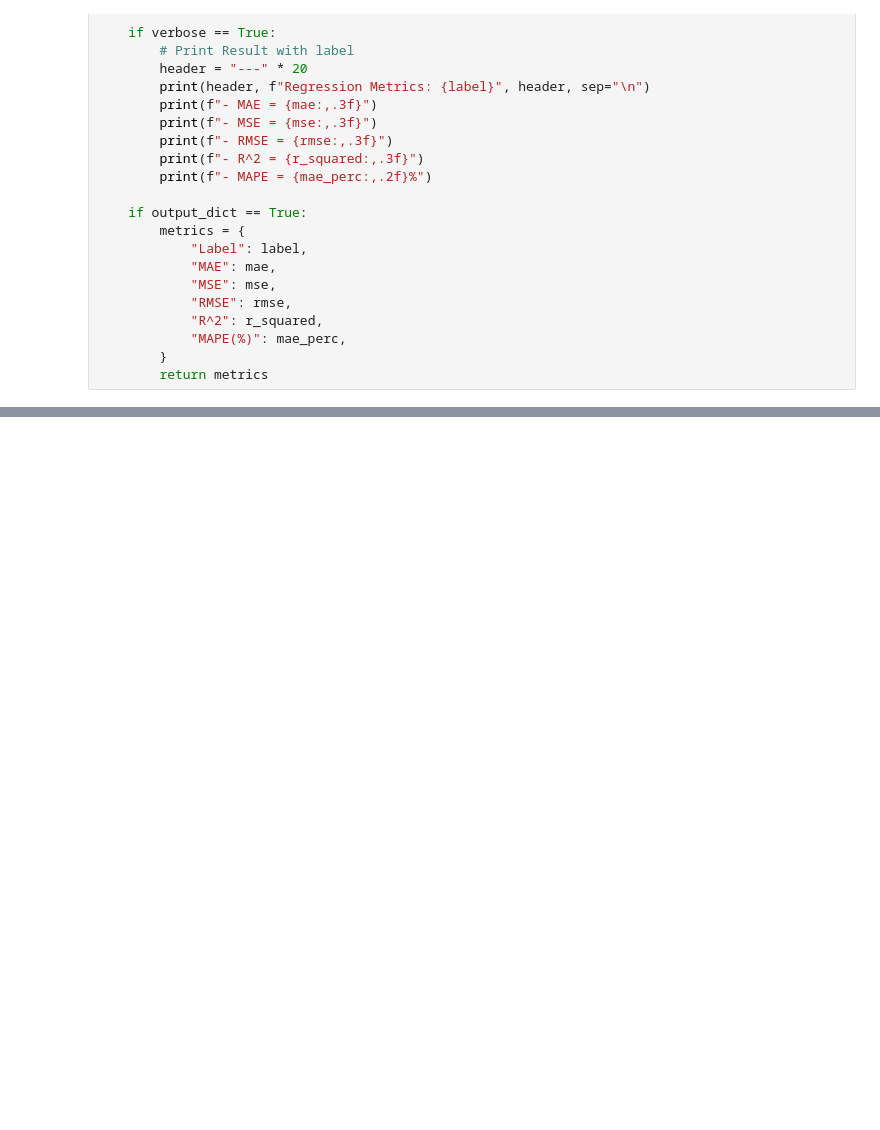
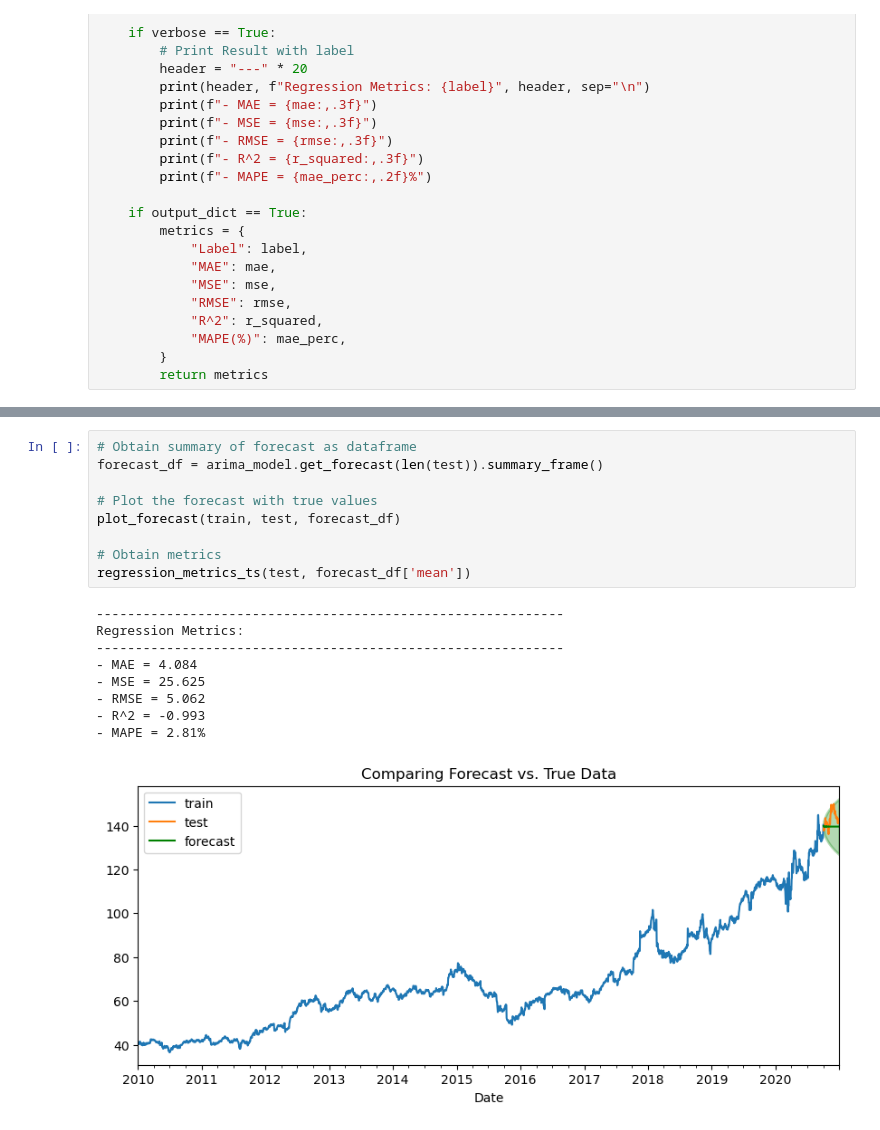
Before and after one commit to EhLeeOod/time-series, a Jupyter notebook: arima-core.ipynb, the cells around one changed output, grey strips where cells are left out. Cells and saved outputs as stored; diff of their text form; blank space fills up the shorter version.

```diff
--- a/arima-core.ipynb
+++ b/arima-core.ipynb
@@ -372,0 +423,19 @@ Best pdq: (1, 1, 0)
+# %%
+# Obtain summary of forecast as dataframe
+forecast_df = arima_model.get_forecast(len(test)).summary_frame()
+
+# Plot the forecast with true values
+plot_forecast(train, test, forecast_df)
+
+# Obtain metrics
+regression_metrics_ts(test, forecast_df['mean'])
+# %% [output]
+------------------------------------------------------------
+Regression Metrics:
+------------------------------------------------------------
+- MAE = 4.084
+- MSE = 25.625
+- RMSE = 5.062
+- R^2 = -0.993
+- MAPE = 2.81%
+[figure, added]
```
Also changed, not shown: parts of 6 cells of this notebook.
